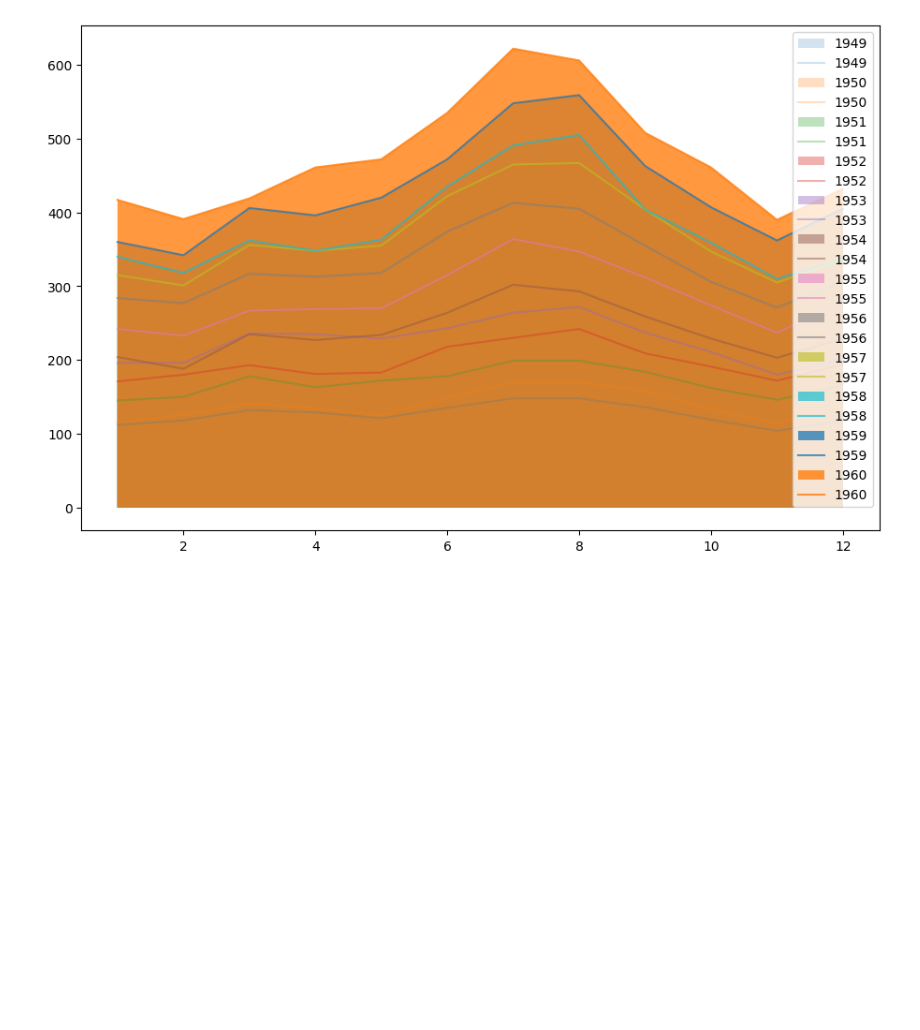
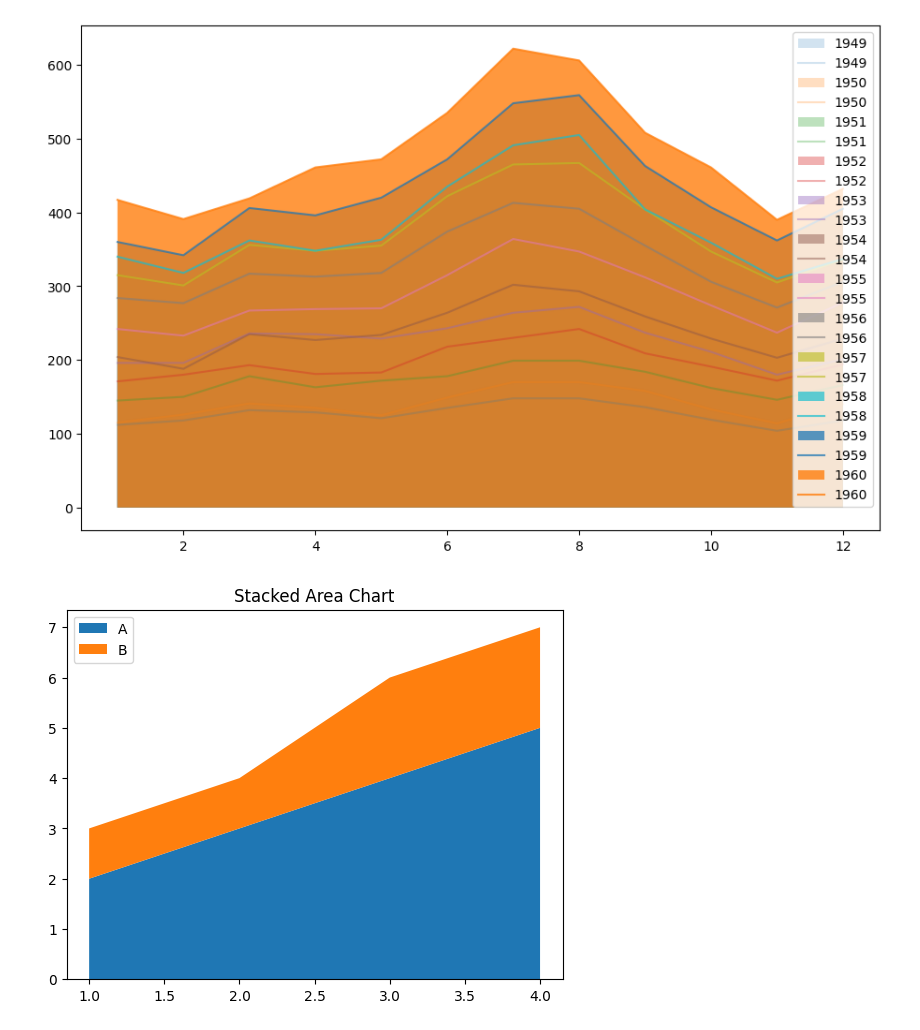
Before and after one commit to HoangHumg1210/Data_Visualizaton_Basic, a Jupyter notebook: Area_Chart.ipynb, the cells around one changed output. Cells and saved outputs as stored; diff of their text form; code cells hidden in the pictures; blank space fills up the shorter version.

```diff
--- a/Area_Chart.ipynb
+++ b/Area_Chart.ipynb
@@ -124,3 +299,14 @@ plt.legend(loc = 1)
 plt.show()
 # %% [output]
 [figure]
+# %%
+x = [1, 2, 3, 4]
+y1 = [2, 3, 4, 5]
+y2 = [1, 1, 2, 2]
+
+plt.stackplot(x, y1, y2, labels=["A", "B"])
+plt.legend()
+plt.title("Stacked Area Chart")
+plt.show()
+# %% [output]
+[figure, added]
```
Also changed, not shown: parts of 2 cells of this notebook, 3 other files.
